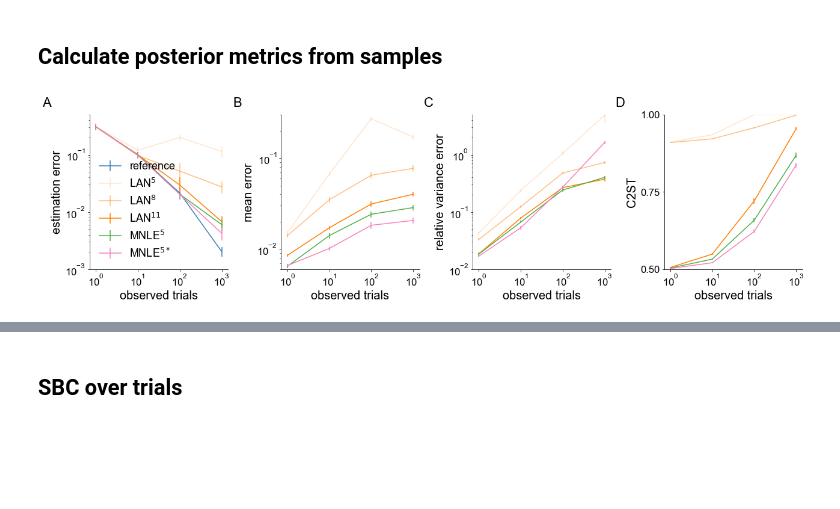
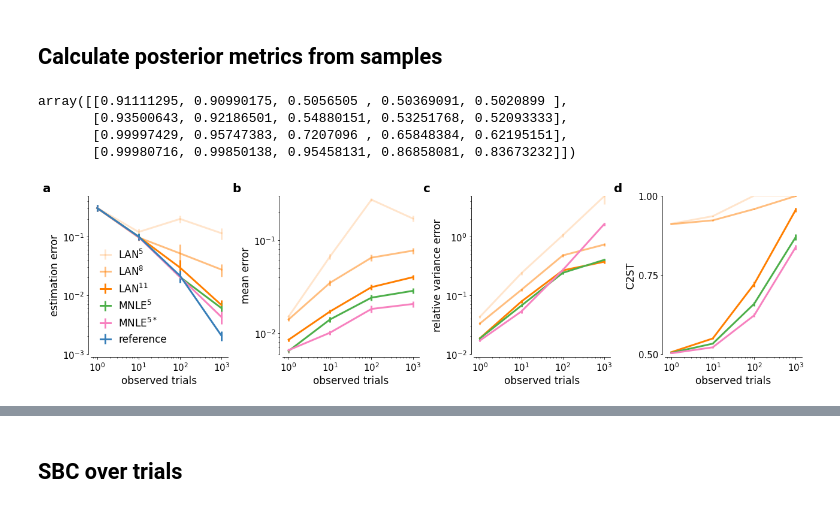
Before and after one commit to mackelab/mnle-for-ddms, a Jupyter notebook: notebooks/Paper-Figure-A1-3-parameter-recovery-SBC.ipynb, the cells around one changed output, grey strips where cells are left out. Saved outputs shown, nothing was run; the diff lists cells and outputs as text; code cells hidden in the pictures; blank space fills up the shorter version.

```diff
--- a/notebooks/Paper-Figure-A1-3-parameter-recovery-SBC.ipynb
+++ b/notebooks/Paper-Figure-A1-3-parameter-recovery-SBC.ipynb
@@ -172,7 +198,15 @@ if recalculate_c2st:
 else:
     with open("../data/results/c2st_scores_all_num_trials_N99.p", "rb") as fh:
         c2st_scores = pickle.load(fh)
+# %%
+c2st_scores.mean(1)
+# %% [output]
+array([[0.91111295, 0.90990175, 0.5056505 , 0.50369091, 0.5020899 ],
+       [0.93500643, 0.92186501, 0.54880151, 0.53251768, 0.52093333],
+       [0.99997429, 0.95747383, 0.7207096 , 0.65848384, 0.62195151],
+       [0.99980716, 0.99850138, 0.95458131, 0.86858081, 0.83673232]])
 # %%
+plt.style.use('plotting_settings.mplstyle')
 ylabels = ["estimation error", "mean error", "relative variance error", "C2ST"]
 bar_posistions = np.arange(0, .4, .12)
 bar_width = .1
@@ -185,57 +219,65 @@ labels = [
 ]
 plot_colors = colors[1:2]*3 + colors[2:4]
 alphas = [.2, .5, 1., 1., 1.]
+lw = 3
 
 fig, ax = plt.subplots(1, 4, figsize=(18, 5), sharex=True)
 yscale = 'log'
 xlabel= "observed trials"
 for ii in range(5): # methods
     plt.sca(ax[0])
-    if ii==0:
+    plt.errorbar(num_trials_list, estimation_error[:, :, ii].mean(1), estimation_error[:, :, ii].std(1) / np.sqrt(N),
+        label=labels[ii], color=plot_colors[ii], alpha=alphas[ii], lw=lw)
+    if ii==4:
         plt.errorbar(num_trials_list, estimation_error_reference.mean(1), estimation_error_reference.std(1) / np.sqrt(N),
-            label="reference", color=colors[0])
-    plt.errorbar(num_trials_list, estimation_error[:, :, ii].mean(1), estimation_error[:, :, ii].std(1) / np.sqrt(N),
-        label=labels[ii], color=plot_colors[ii], alpha=alphas[ii])
-    if ii==4:
-        plt.legend()
+            label="reference", color=colors[0], lw=lw)
+        plt.legend(loc=3, handlelength=1)
 
     plt.sca(ax[1])
     plt.errorbar(num_trials_list, meanerr[:, :, ii].mean(1), meanerr[:, :, ii].std(1) / np.sqrt(N),
-        label=labels[ii], color=plot_colors[ii], alpha=alphas[ii])
+        label=labels[ii], color=plot_colors[ii], alpha=alphas[ii], lw=lw)
 
     plt.sca(ax[2])
     plt.errorbar(num_trials_list, varerr[:, :, ii].mean(1), varerr[:, :, ii].std(1) / np.sqrt(N),
-        label=labels[ii], color=plot_colors[ii], alpha=alphas[ii])
+        label=labels[ii], color=plot_colors[ii], alpha=alphas[ii], lw=lw)
 
     plt.sca(ax[3])
     plt.errorbar(num_trials_list, c2st_scores[:, :, ii].mean(1), c2st_scores[:, :, ii].std(1) / np.sqrt(N),
-        label=labels[ii], color=plot_colors[ii], alpha=alphas[ii])
+        label=labels[ii], color=plot_colors[ii], alpha=alphas[ii], lw=lw)
     plt.yticks(np.linspace(.5, 1., 3))
     plt.ylim(0.5, 1.)
+
+
 
 plt.xscale("log")
 plt.xticks(num_trials_list);
 ylims = [[0.001, .5], [0.006, .3], [0.01, 5.], [0.5, 1.]]
 
 for ii in range(4):
     plt.sca(ax[ii])
     if ii < 3:
         plt.yscale(yscale)
         plt.ylim(ylims[ii])
     plt.xlabel(xlabel)
     plt.ylabel(ylabels[ii])
 
-plt.tight_layout()
+# add y axes offset
+axis_setoff = -0.02
+for i in range(ax.shape[0]):
+        ax[i].spines["left"].set_position(("axes", axis_setoff))
+        ax[i].spines["bottom"].set_position(("axes", axis_setoff))
 
-weight = "regular"
-fontsize = 22
-y1 = 0.96
+weight = "bold"
+fontsize = 20
+y1 = 0.95
 x1 = 0.005
 dx = 0.245
-fig.text(x1, y1, "A", fontsize=fontsize, fontweight=weight)
-fig.text(x1+dx, y1, "B", fontsize=fontsize, fontweight=weight)
-fig.text(x1+2*dx, y1, "C", fontsize=fontsize, fontweight=weight)
-fig.text(x1+3*dx, y1, "D", fontsize=fontsize, fontweight=weight)
-fig.savefig("figures/FigureA2-MNLE-LAN-posterior-metrics-over-trials.png", dpi=300, bbox_inches="tight");
+fig.text(x1, y1, "a", fontsize=fontsize, fontweight=weight)
+fig.text(x1+dx, y1, "b", fontsize=fontsize, fontweight=weight)
+fig.text(x1+2*dx, y1, "c", fontsize=fontsize, fontweight=weight)
+fig.text(x1+3*dx, y1, "d", fontsize=fontsize, fontweight=weight)
+plt.tight_layout()
+fig.savefig("figures/FigureA3-MNLE-LAN-posterior-metrics-over-trials.png", dpi=300, bbox_inches="tight");
+fig.savefig("figures/Figure 3--figure supplement 3.pdf", dpi=400, bbox_inches="tight");
 # %% [output]
-[figure, old version]
+[figure, new version]
```
Also changed, not shown: parts of 5 cells of this notebook, 6 other files.
